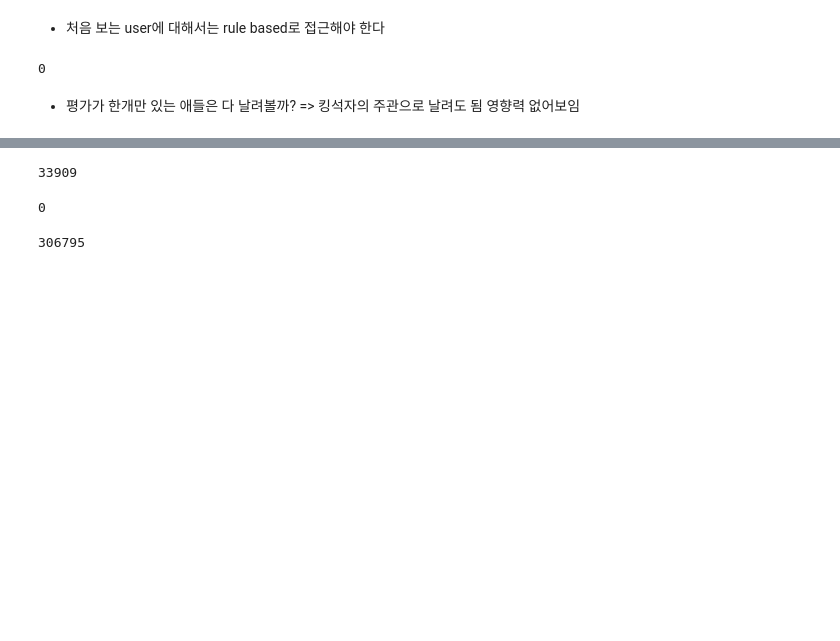
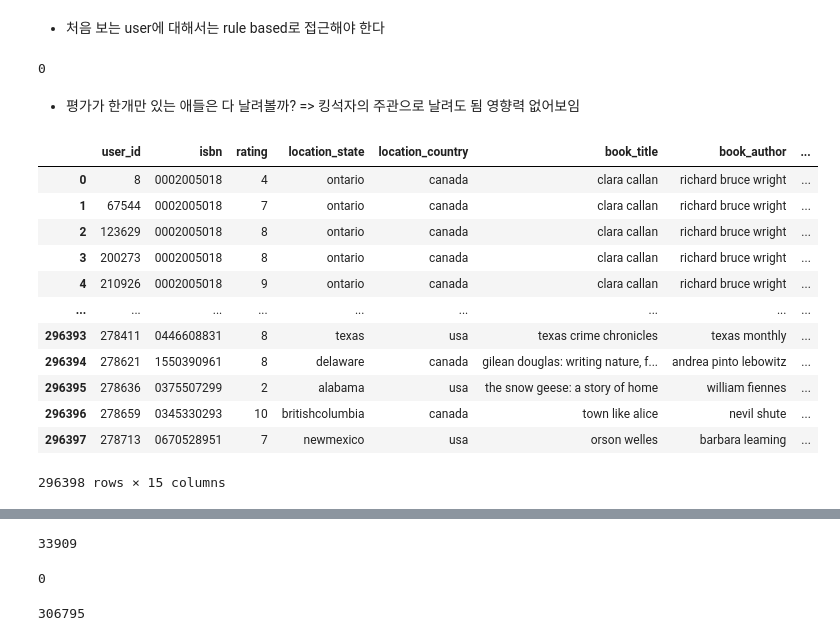
Before and after one commit to boostcampaitech4recsys1/level1_bookratingprediction_recsys-level1-recsys-02, a Jupyter notebook: wonjun/preprocessing.ipynb, the cells around one changed output, grey strips where cells are left out. Drawn from its saved outputs; the diff is of its cells as text; code cells hidden in the pictures; blank space fills up the shorter version.

```diff
--- a/wonjun/preprocessing.ipynb
+++ b/wonjun/preprocessing.ipynb
@@ -980,5 +980,21 @@ len(test) - len(ttmp) # 처음 보는 책은 없네
 0
 # %% [markdown]
 - 평가가 한개만 있는 애들은 다 날려볼까? => 킹석자의 주관으로 날려도 됨 영향력 없어보임
+# %%
+data
+# %% [output]
+|  | user_id | isbn | rating | location_state | location_country | book_title | book_author | ... |
+| 0 | 8 | 0002005018 | 4 | ontario | canada | clara callan | richard bruce wright | ... |
+| 1 | 67544 | 0002005018 | 7 | ontario | canada | clara callan | richard bruce wright | ... |
+| 2 | 123629 | 0002005018 | 8 | ontario | canada | clara callan | richard bruce wright | ... |
+| 3 | 200273 | 0002005018 | 8 | ontario | canada | clara callan | richard bruce wright | ... |
+| 4 | 210926 | 0002005018 | 9 | ontario | canada | clara callan | richard bruce wright | ... |
+| ... | ... | ... | ... | ... | ... | ... | ... | ... |
+| 296393 | 278411 | 0446608831 | 8 | texas | usa | texas crime chronicles | texas monthly | ... |
+| 296394 | 278621 | 1550390961 | 8 | delaware | canada | gilean douglas: writing nature, f... | andrea pinto lebowitz | ... |
+| 296395 | 278636 | 0375507299 | 2 | alabama | usa | the snow geese: a story of home | william fiennes | ... |
+| 296396 | 278659 | 0345330293 | 10 | britishcolumbia | canada | town like alice | nevil shute | ... |
+| 296397 | 278713 | 0670528951 | 7 | newmexico | usa | orson welles | barbara leaming | ... |
+296398 rows × 15 columns
 # %%
 user_count = data.groupby('user_id').count()['isbn'].to_dict()
```
Also changed, not shown: parts of 2 cells of this notebook, 5 other files.
